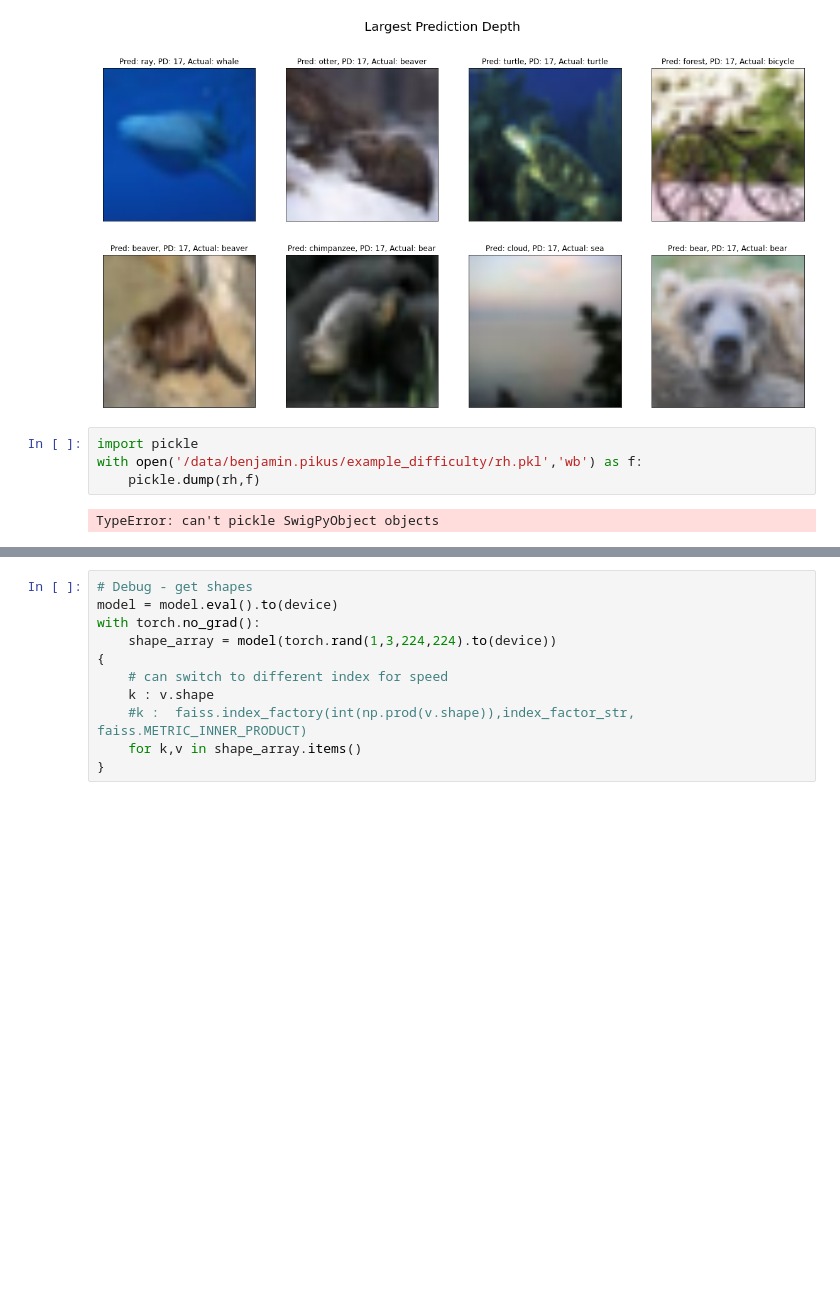
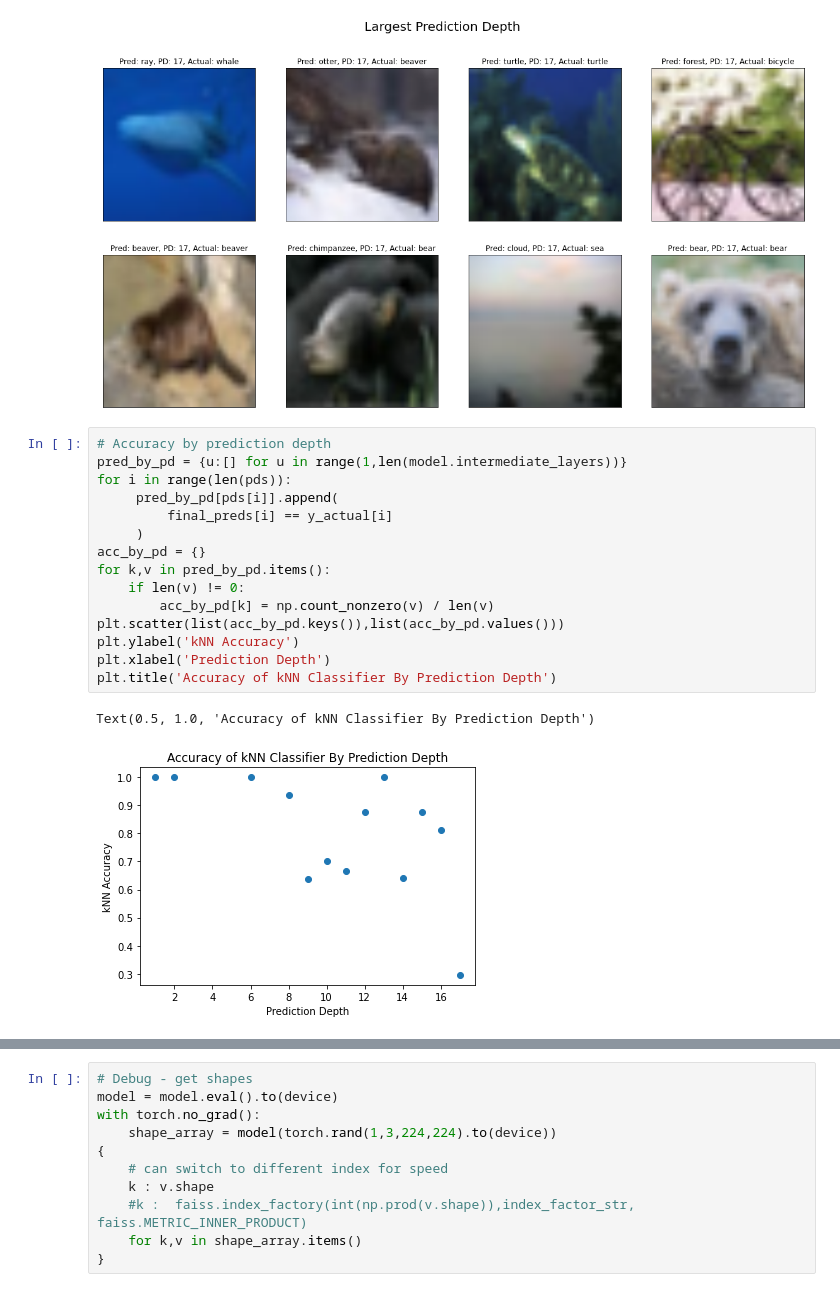
Before and after one commit to Pikus16/ExampleDifficultyScale, a Jupyter notebook: PaperExperiments.ipynb, the cells around one changed output, grey strips where cells are left out. Cells and saved outputs as stored; diff of their text form; blank space fills up the shorter version.

```diff
--- a/PaperExperiments.ipynb
+++ b/PaperExperiments.ipynb
@@ -459,9 +460,21 @@ imshow_grid([subset_data[x][0] for x in sorted_idx[-8:]],
 # %% [output]
 [figure]
 [figure]
-# %%
-import pickle
-with open('/data/benjamin.pikus/example_difficulty/rh.pkl','wb') as f:
-    pickle.dump(rh,f)
-# %% [output]
-TypeError: can't pickle SwigPyObject objects
+# %%
+# Accuracy by prediction depth
+pred_by_pd = {u:[] for u in range(1,len(model.intermediate_layers))}
+for i in range(len(pds)):
+     pred_by_pd[pds[i]].append(
+         final_preds[i] == y_actual[i]
+     )
+acc_by_pd = {}
+for k,v in pred_by_pd.items():
+    if len(v) != 0:
+        acc_by_pd[k] = np.count_nonzero(v) / len(v)
+plt.scatter(list(acc_by_pd.keys()),list(acc_by_pd.values()))
+plt.ylabel('kNN Accuracy')
+plt.xlabel('Prediction Depth')
+plt.title('Accuracy of kNN Classifier By Prediction Depth')
+# %% [output]
+Text(0.5, 1.0, 'Accuracy of kNN Classifier By Prediction Depth')
+[figure, added]
```
Also changed, not shown: parts of 4 cells of this notebook.
